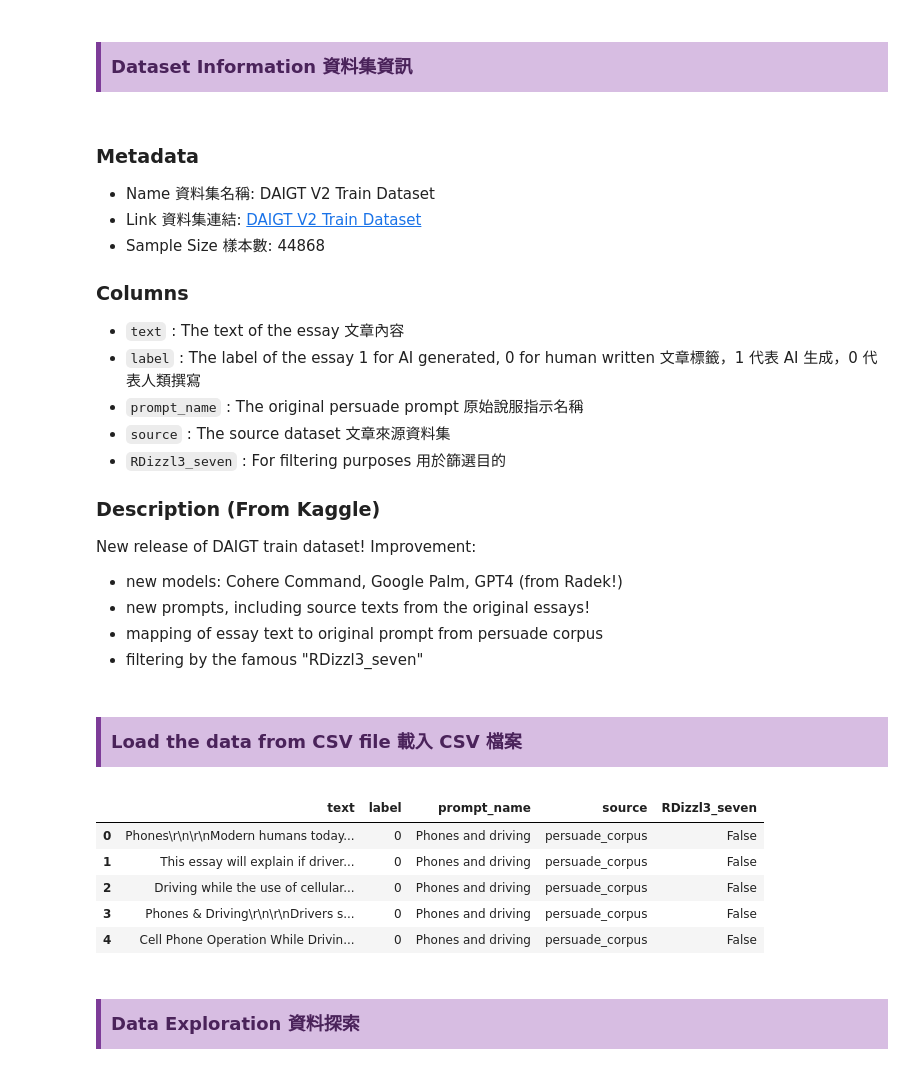
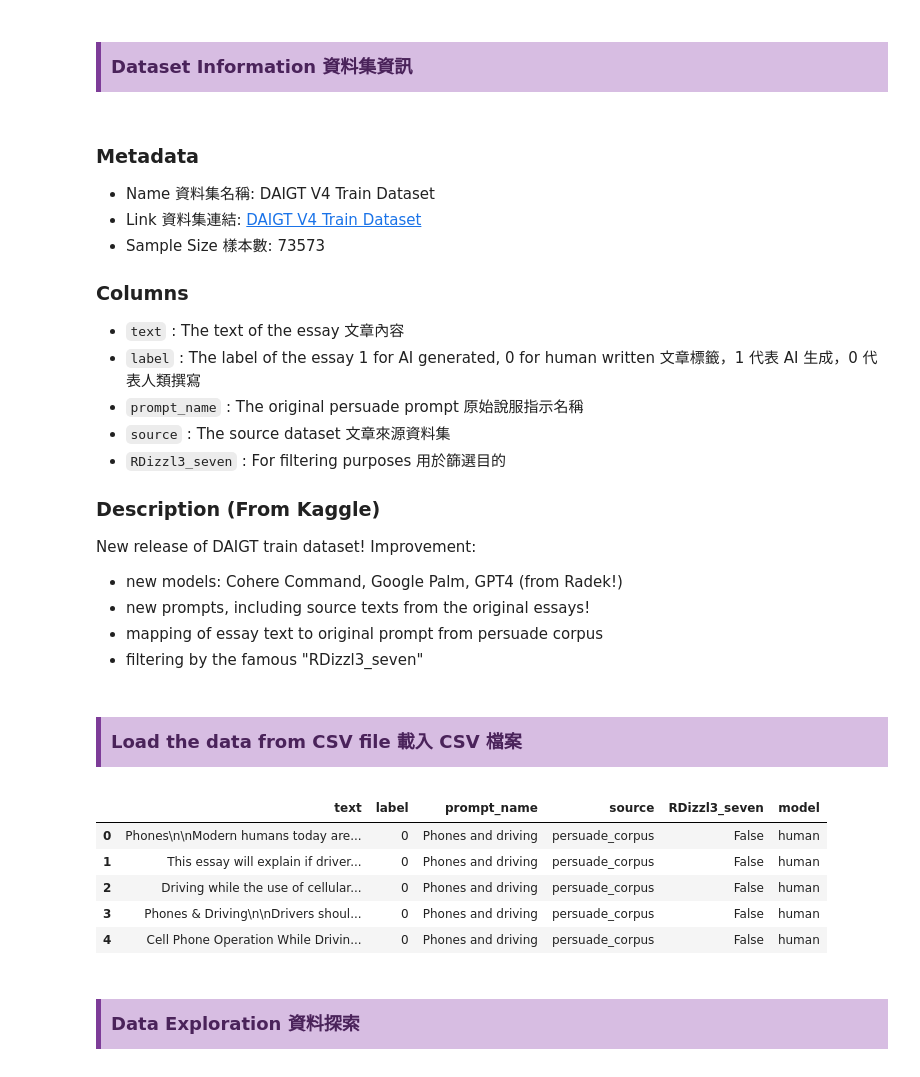
Before and after one commit to whats2000/LLMGenerateTextClassifier, a Jupyter notebook: LanguageModelClassifier/Classifier.ipynb, the cells around one changed output. Cells and saved outputs as stored; diff of their text form; code cells hidden in the pictures.

```diff
--- a/LanguageModelClassifier/Classifier.ipynb
+++ b/LanguageModelClassifier/Classifier.ipynb
@@ -15,9 +15,9 @@ from sklearn.metrics import accuracy_score, precision_score, recall_score, f1_sc
 ## <div style="font-family: 'Lucida Sans Unicode', sans-serif; font-size: 18px; color: #4A235A; background-color: #D7BDE2; text-align: left; padding: 10px; border-left: 5px solid #7D3C98; box-shadow: 0 4px 6px rgba(0, 0, 0, 0.2); margin-bottom: 10px;">Dataset Information 資料集資訊</div>
 # %% [markdown]
 ### Metadata
-- Name 資料集名稱: DAIGT V2 Train Dataset
-- Link 資料集連結: [DAIGT V2 Train Dataset](https://www.kaggle.com/datasets/thedrcat/daigt-v2-train-dataset)
-- Sample Size 樣本數: 44868
+- Name 資料集名稱: DAIGT V4 Train Dataset
+- Link 資料集連結: [DAIGT V4 Train Dataset](https://www.kaggle.com/datasets/thedrcat/daigt-v4-train-dataset/data)
+- Sample Size 樣本數: 73573
 
 ### Columns
 - `text` : The text of the essay 文章內容
@@ -37,15 +37,15 @@ New release of DAIGT train dataset! Improvement:
 # %% [markdown]
 ## <div style="font-family: 'Lucida Sans Unicode', sans-serif; font-size: 18px; color: #4A235A; background-color: #D7BDE2; text-align: left; padding: 10px; border-left: 5px solid #7D3C98; box-shadow: 0 4px 6px rgba(0, 0, 0, 0.2); margin-bottom: 10px;">Load the data from CSV file 載入 CSV 檔案</div>
 # %%
-df = pd.read_csv('../data/DAIGT V2 Train Dataset.csv')
+df = pd.read_csv('../data/DAIGT V4 Train Dataset.csv')
 df.head()
 # %% [output]
-|  | text | label | prompt_name | source | RDizzl3_seven |
-| 0 | Phones\r\n\r\nModern humans today... | 0 | Phones and driving | persuade_corpus | False |
-| 1 | This essay will explain if driver... | 0 | Phones and driving | persuade_corpus | False |
-| 2 | Driving while the use of cellular... | 0 | Phones and driving | persuade_corpus | False |
-| 3 | Phones & Driving\r\n\r\nDrivers s... | 0 | Phones and driving | persuade_corpus | False |
-| 4 | Cell Phone Operation While Drivin... | 0 | Phones and driving | persuade_corpus | False |
+|  | text | label | prompt_name | source | RDizzl3_seven | model |
+| 0 | Phones\n\nModern humans today are... | 0 | Phones and driving | persuade_corpus | False | human |
+| 1 | This essay will explain if driver... | 0 | Phones and driving | persuade_corpus | False | human |
+| 2 | Driving while the use of cellular... | 0 | Phones and driving | persuade_corpus | False | human |
+| 3 | Phones & Driving\n\nDrivers shoul... | 0 | Phones and driving | persuade_corpus | False | human |
+| 4 | Cell Phone Operation While Drivin... | 0 | Phones and driving | persuade_corpus | False | human |
 # %% [markdown]
 ## <div style="font-family: 'Lucida Sans Unicode', sans-serif; font-size: 18px; color: #4A235A; background-color: #D7BDE2; text-align: left; padding: 10px; border-left: 5px solid #7D3C98; box-shadow: 0 4px 6px rgba(0, 0, 0, 0.2); margin-bottom: 10px;">Data Exploration 資料探索</div>
 # %%
```
Also changed, not shown: parts of 23 cells of this notebook, 2 other files.
